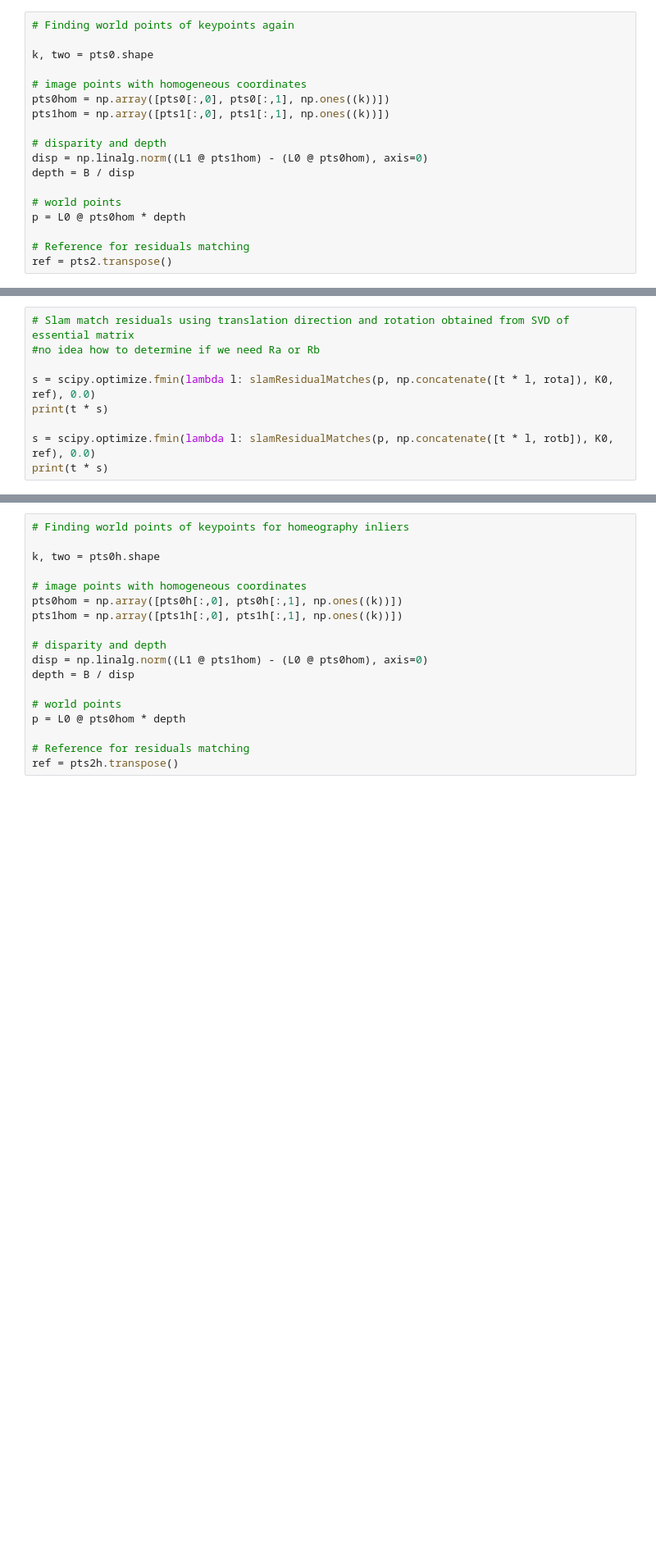
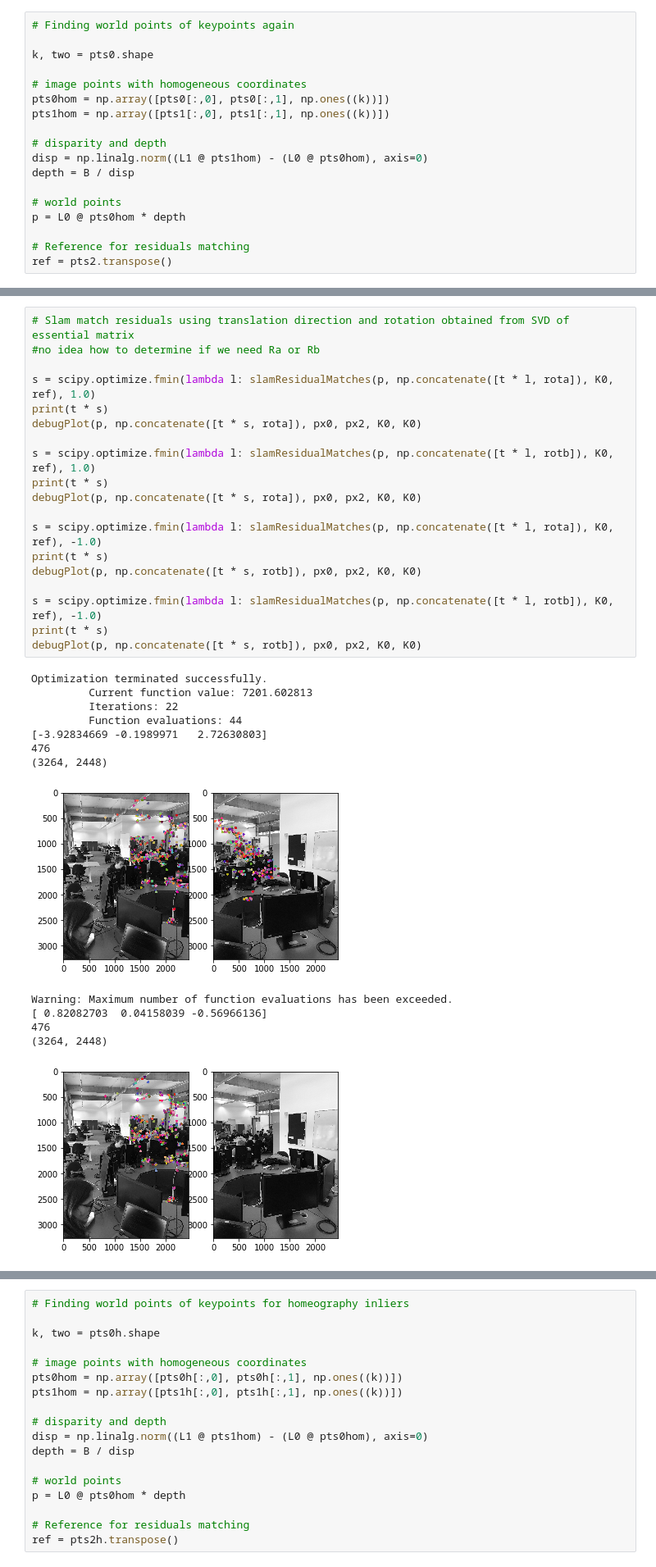
Before and after one commit to CSTOscar/AbsoluteObject3DMap, a Jupyter notebook: slam/CVSlam.ipynb, the cells around one changed output, grey strips where cells are left out. Shown at 82% size. Drawn from its saved outputs; the diff is of its cells as text; blank space fills up the shorter version.

```diff
--- a/slam/CVSlam.ipynb
+++ b/slam/CVSlam.ipynb
@@ -458,9 +586,33 @@ s = scipy.optimize.fmin(lambda l: slamResiduals(px0, px2, p, np.concatenate([t *
 # %%
 # Slam match residuals using translation direction and rotation obtained from SVD of essential matrix
 #no idea how to determine if we need Ra or Rb
 
-s = scipy.optimize.fmin(lambda l: slamResidualMatches(p, np.concatenate([t * l, rota]), K0, ref), 0.0)
+s = scipy.optimize.fmin(lambda l: slamResidualMatches(p, np.concatenate([t * l, rota]), K0, ref), 1.0)
 print(t * s)
+debugPlot(p, np.concatenate([t * s, rota]), px0, px2, K0, K0)
 
-s = scipy.optimize.fmin(lambda l: slamResidualMatches(p, np.concatenate([t * l, rotb]), K0, ref), 0.0)
+s = scipy.optimize.fmin(lambda l: slamResidualMatches(p, np.concatenate([t * l, rotb]), K0, ref), 1.0)
 print(t * s)
+debugPlot(p, np.concatenate([t * s, rota]), px0, px2, K0, K0)
+
+s = scipy.optimize.fmin(lambda l: slamResidualMatches(p, np.concatenate([t * l, rota]), K0, ref), -1.0)
+print(t * s)
+debugPlot(p, np.concatenate([t * s, rotb]), px0, px2, K0, K0)
+
+s = scipy.optimize.fmin(lambda l: slamResidualMatches(p, np.concatenate([t * l, rotb]), K0, ref), -1.0)
+print(t * s)
+debugPlot(p, np.concatenate([t * s, rotb]), px0, px2, K0, K0)
+# %% [output]
+Optimization terminated successfully.
+         Current function value: 7201.602813
+         Iterations: 22
+         Function evaluations: 44
+[-3.92834669 -0.1989971   2.72630803]
+476
+(3264, 2448)
+[figure, added]
+Warning: Maximum number of function evaluations has been exceeded.
+[ 0.82082703  0.04158039 -0.56966136]
+476
+(3264, 2448)
+[figure, added]
```
Also changed, not shown: parts of 24 cells of this notebook.
